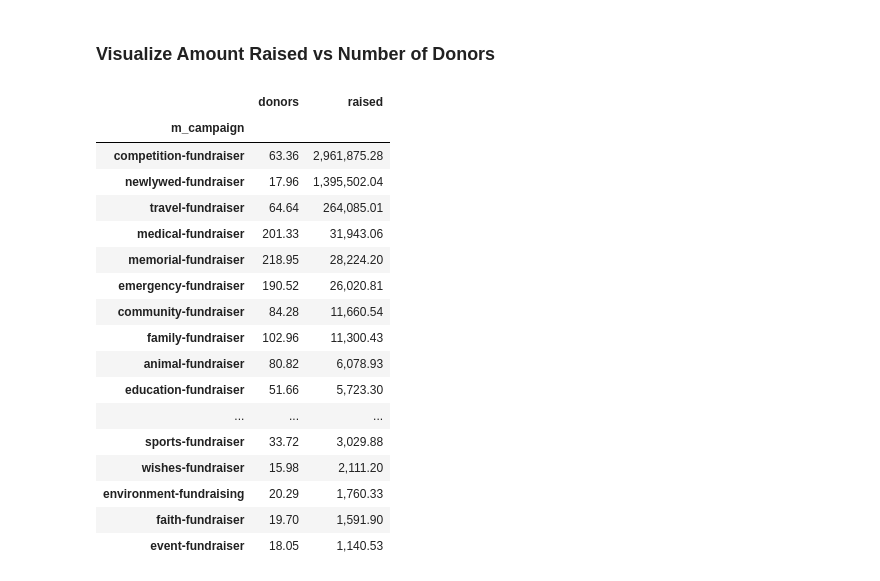
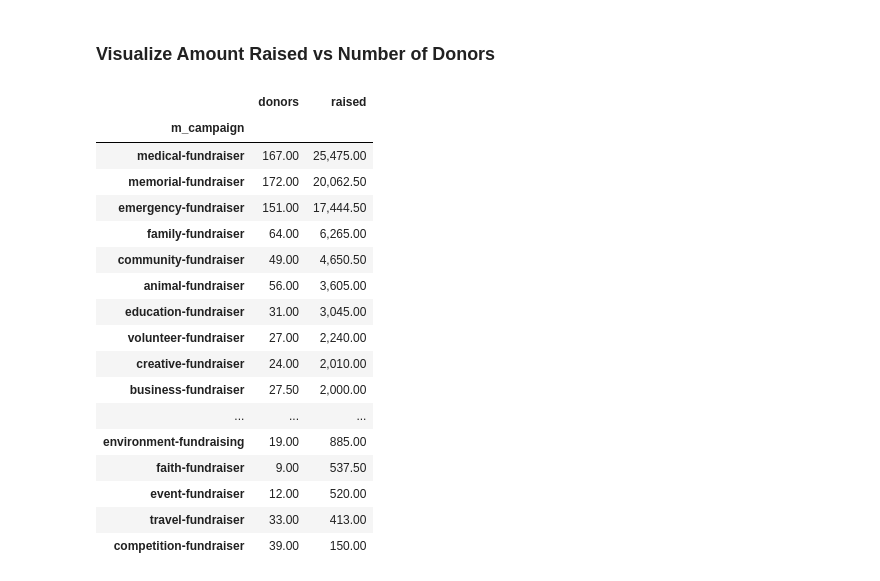
Before and after one commit to gvsa123/GoFundMe, a Jupyter notebook: gofund_stats.ipynb, the cells around one changed output. Drawn from its saved outputs; the diff is of its cells as text; code cells hidden in the pictures.

Commit message:
Edit median and data; Update README

```diff
--- a/gofund_stats.ipynb
+++ b/gofund_stats.ipynb
@@ -295,25 +307,25 @@ df_cat.plot.bar()
 ### Visualize Amount Raised vs Number of Donors
 # %%
 df_rv = pd.DataFrame(df[['m_campaign', 'donors', 'raised']])
-df_rv = df_rv.groupby('m_campaign').mean()
+df_rv = df_rv.groupby('m_campaign').median()
 df_rv.drop(index='discover', inplace=True)
 df_rv.sort_values(by='raised', ascending=False)
 # %% [output]
 |  | donors | raised |
 | m_campaign |  |  |
-| competition-fundraiser | 63.36 | 2,961,875.28 |
-| newlywed-fundraiser | 17.96 | 1,395,502.04 |
-| travel-fundraiser | 64.64 | 264,085.01 |
-| medical-fundraiser | 201.33 | 31,943.06 |
-| memorial-fundraiser | 218.95 | 28,224.20 |
-| emergency-fundraiser | 190.52 | 26,020.81 |
-| community-fundraiser | 84.28 | 11,660.54 |
-| family-fundraiser | 102.96 | 11,300.43 |
-| animal-fundraiser | 80.82 | 6,078.93 |
-| education-fundraiser | 51.66 | 5,723.30 |
+| medical-fundraiser | 167.00 | 25,475.00 |
+| memorial-fundraiser | 172.00 | 20,062.50 |
+| emergency-fundraiser | 151.00 | 17,444.50 |
+| family-fundraiser | 64.00 | 6,265.00 |
+| community-fundraiser | 49.00 | 4,650.50 |
+| animal-fundraiser | 56.00 | 3,605.00 |
+| education-fundraiser | 31.00 | 3,045.00 |
+| volunteer-fundraiser | 27.00 | 2,240.00 |
+| creative-fundraiser | 24.00 | 2,010.00 |
+| business-fundraiser | 27.50 | 2,000.00 |
 | ... | ... | ... |
-| sports-fundraiser | 33.72 | 3,029.88 |
-| wishes-fundraiser | 15.98 | 2,111.20 |
-| environment-fundraising | 20.29 | 1,760.33 |
-| faith-fundraiser | 19.70 | 1,591.90 |
-| event-fundraiser | 18.05 | 1,140.53 |
+| environment-fundraising | 19.00 | 885.00 |
+| faith-fundraiser | 9.00 | 537.50 |
+| event-fundraiser | 12.00 | 520.00 |
+| travel-fundraiser | 33.00 | 413.00 |
+| competition-fundraiser | 39.00 | 150.00 |
```
Also changed, not shown: parts of 1 cell of this notebook, 1 other file.
